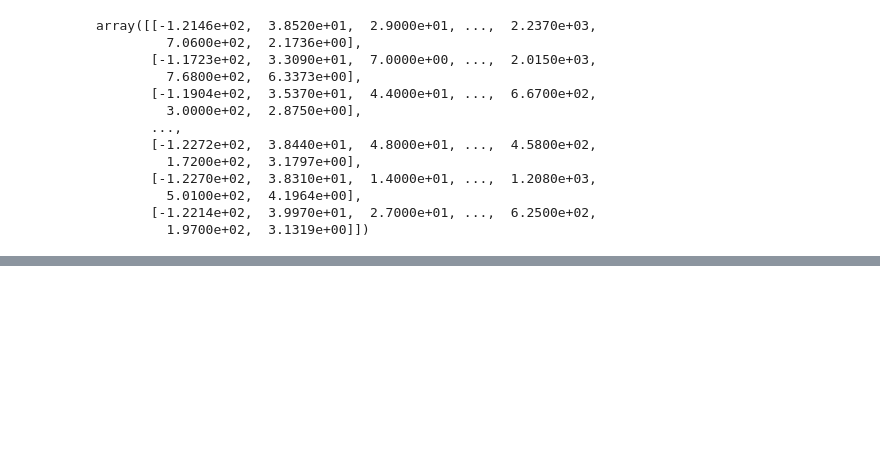
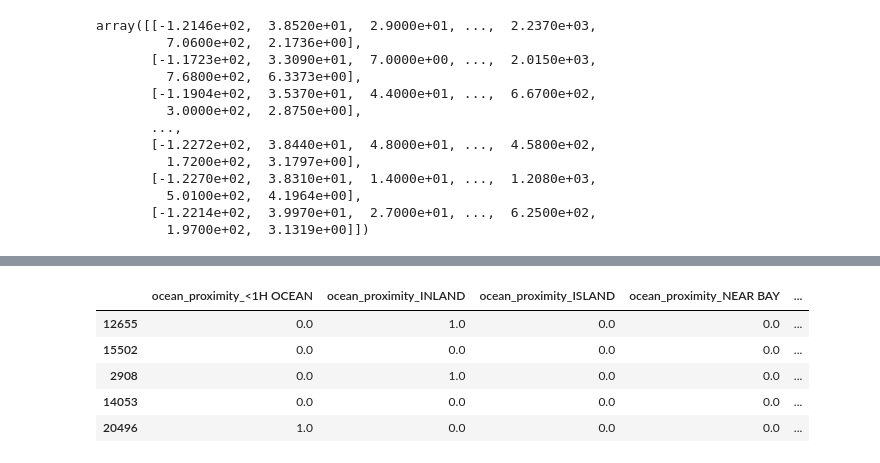
Before and after one commit to yashpal0502/house-price-predictor, a Jupyter notebook: src/02 - data_preprocessing.ipynb, the cells around one changed output, grey strips where cells are left out. Drawn from its saved outputs; the diff is of its cells as text; code cells hidden in the pictures; blank space fills up the shorter version.

```diff
--- a/src/02 - data_preprocessing.ipynb
+++ b/src/02 - data_preprocessing.ipynb
@@ -131,0 +147,18 @@ dtype: int64
+# %%
+# One Hot Encoding
+
+from sklearn.preprocessing import OneHotEncoder
+
+col = ["ocean_proximity"]
+ohe = OneHotEncoder(handle_unknown="ignore")
+encoded = ohe.fit_transform(housing[col])
+
+encoded_df = pd.DataFrame(encoded.toarray(), columns=ohe.get_feature_names_out(col), index=housing.index)
+encoded_df.head()
+# %% [output]
+|  | ocean_proximity_<1H OCEAN | ocean_proximity_INLAND | ocean_proximity_ISLAND | ocean_proximity_NEAR BAY | ... |
+| 12655 | 0.0 | 1.0 | 0.0 | 0.0 | ... |
+| 15502 | 0.0 | 0.0 | 0.0 | 0.0 | ... |
+| 2908 | 0.0 | 1.0 | 0.0 | 0.0 | ... |
+| 14053 | 0.0 | 0.0 | 0.0 | 0.0 | ... |
+| 20496 | 1.0 | 0.0 | 0.0 | 0.0 | ... |
```
Also changed, not shown: parts of 12 cells of this notebook.
